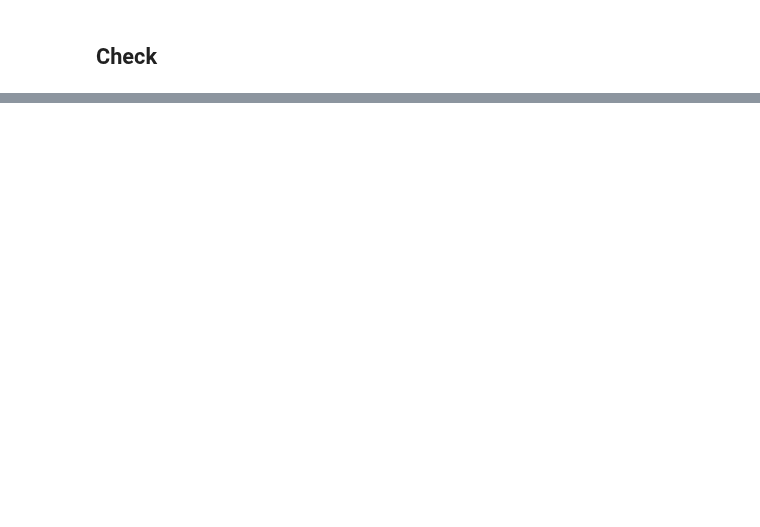
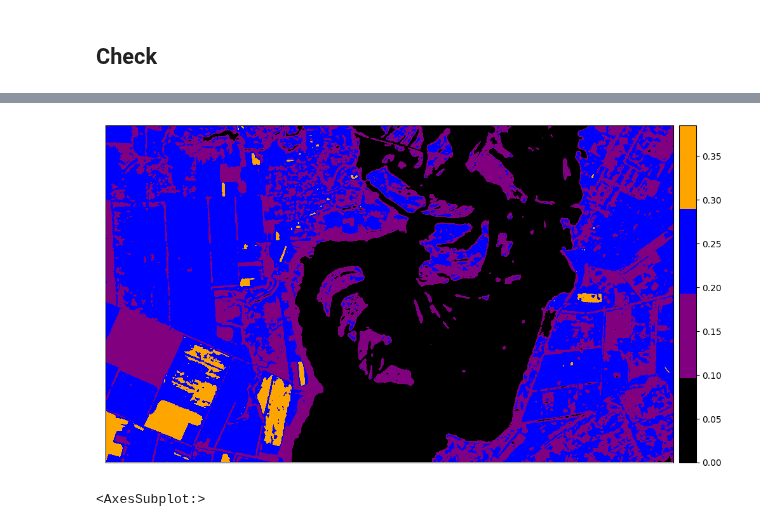
Before and after one commit to angpysha/Satellite_Imagery_Analysis, a Jupyter notebook: Classification/method3.ipynb, the cells around one changed output, grey strips where cells are left out. Cells and saved outputs as stored; diff of their text form; code cells hidden in the pictures; blank space fills up the shorter version.

```diff
--- a/Classification/method3.ipynb
+++ b/Classification/method3.ipynb
@@ -498,0 +561,6 @@ x_r_new2 = x_r_new.reshape(-1, 32,32,12)
+# %%
+ep.plot_bands(x_r_new2[:,:,1],
+              cmap=ListedColormap(['black', 'purple','blue', 'orange']))
+# %% [output]
+[figure, added]
+<AxesSubplot:>
```
Also changed, not shown: parts of 57 cells of this notebook, 1 other file.
